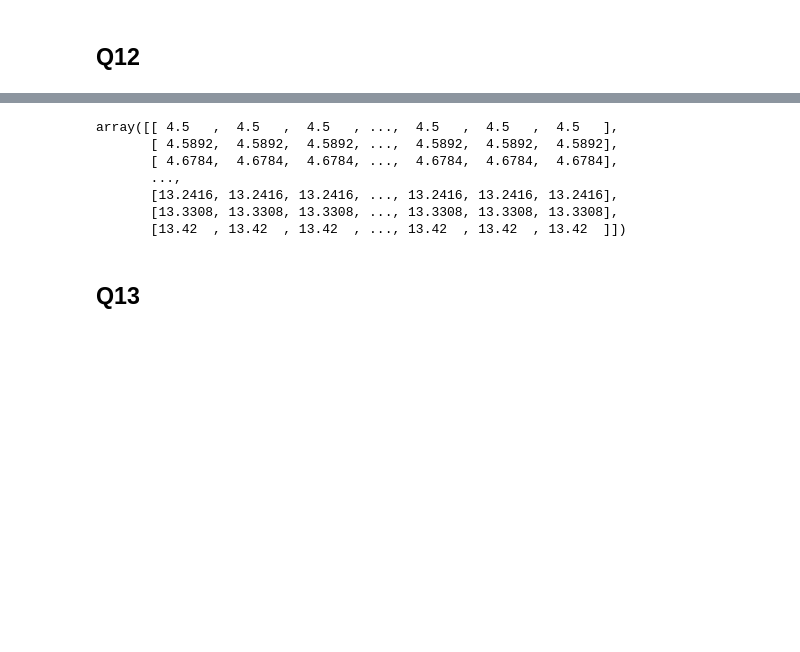
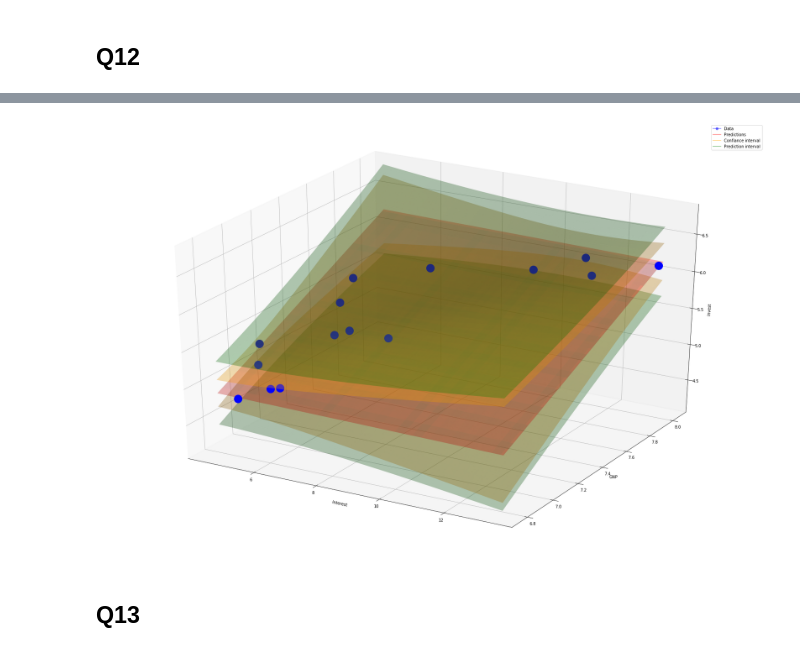
Before and after one commit to nghiadanh26/SD, a Jupyter notebook: SD204/TP1_SD204.ipynb, the cells around one changed output, grey strips where cells are left out. Cells and saved outputs as stored; diff of their text form; code cells hidden in the pictures; blank space fills up the shorter version.

```diff
--- a/SD204/TP1_SD204.ipynb
+++ b/SD204/TP1_SD204.ipynb
@@ -210,7 +210,7 @@ deviations = np.sqrt(np.array([C[0,0],C[1,1], C[2,2]]))
 R2 = np.sum((pred - investm)**2)/np.sum((invest - investm)**2)
 # %%
 #Compute p-values
-values = theta_head/np.sqrt(variances)
+values = theta_head/deviations
 p_values = 2 * (1 - t.cdf(np.abs(values), n-3))
 # %%
 #Display the results
@@ -349,16 +281,68 @@ plt.show()
-# %%
-gnps = [GNP.min() + k/100 * (GNP.max()-GNP.min()) for k in range(101)]
-interests = [data.interest.min() + k/100 * (data.interest.max()-data.interest.min()) for k in range(101)]
-X,Y = np.meshgrid(gnps,interests)
-Y
-# %% [output]
-array([[ 4.5   ,  4.5   ,  4.5   , ...,  4.5   ,  4.5   ,  4.5   ],
-       [ 4.5892,  4.5892,  4.5892, ...,  4.5892,  4.5892,  4.5892],
-       [ 4.6784,  4.6784,  4.6784, ...,  4.6784,  4.6784,  4.6784],
-       ...,
-       [13.2416, 13.2416, 13.2416, ..., 13.2416, 13.2416, 13.2416],
-       [13.3308, 13.3308, 13.3308, ..., 13.3308, 13.3308, 13.3308],
-       [13.42  , 13.42  , 13.42  , ..., 13.42  , 13.42  , 13.42  ]])
+# %%
+Pred = []
+Cinf = []
+Csup = []
+Pinf = []
+Psup = []
+
+gnps = [GNP.min() + k/100 * (GNP.max()-GNP.min()) for k in range(101)]
+interests = [data.interest.min() + k/100 * (data.interest.max()-data.interest.min()) for k in range(101)]
+
+gnps, interests = np.meshgrid(gnps,interests)
+
+for i in range(101):
+    Pred.append([])
+    Cinf.append([])
+    Csup.append([])
+    Pinf.append([])
+    Psup.append([])
+    for j in range(101):
+        x = np.array([1, gnps[i,j], interests[i,j]])
+        coef = np.dot(np.dot(x,np.linalg.inv(XtX)),x)
+        c = np.sqrt(coef)
+        p = np.sqrt(1+coef)
+
+        pred = np.dot(x,theta_head)
+        Pred[i].append(pred)
+        Cinf[i].append(pred - quantile*sigma*c)
+        Csup[i].append(pred + quantile*sigma*c)
+        Pinf[i].append(pred - quantile*sigma*p)
+        Psup[i].append(pred + quantile*sigma*p)
+
+
+
+
+
+# plotting the data
+from mpl_toolkits.mplot3d import Axes3D
+import matplotlib.lines as mlines
+
+fig = plt.figure()
+ax = fig.add_subplot(111, projection='3d')
+
+ax.plot_surface(Y, X, np.array(Pred), alpha = 0.3, color = "red")
+ax.plot_surface(Y, X, np.array(Cinf), alpha = 0.3, color = "orange")
+ax.plot_surface(Y, X, np.array(Csup), alpha = 0.3, color = "orange")
+ax.plot_surface(Y, X, np.array(Pinf), alpha = 0.3, color = "green")
+ax.plot_surface(Y, X, np.array(Psup), alpha = 0.3, color = "green")
+
+
+ax.plot(data["interest"], GNP, invest, 'o', marker = 'o', markersize = 20, color = "blue")
+
+
+redline = mlines.Line2D([], [], color='red', label='Predictions', alpha = 0.5)
+greenline = mlines.Line2D([], [], color='green', label='Prediction interval', alpha = 0.5)
+orangeline = mlines.Line2D([], [], color='orange', label='Confiance interval', alpha = 0.5)
+blueline = mlines.Line2D([], [], marker = 'o', color='blue', label='Data', alpha = 0.5)
+ax.legend(handles=[blueline, redline, orangeline, greenline])
+ax.set_xlabel('Interest')
+ax.set_ylabel('GNP')
+ax.set_zlabel('Invest')
+fig.set_figheight(20)
+fig.set_figwidth(30)
+plt.show()
+# %% [output]
+[figure, added]
 # %% [markdown]
 ## Q13
 # %%
```
Also changed, not shown: parts of 7 cells of this notebook.
